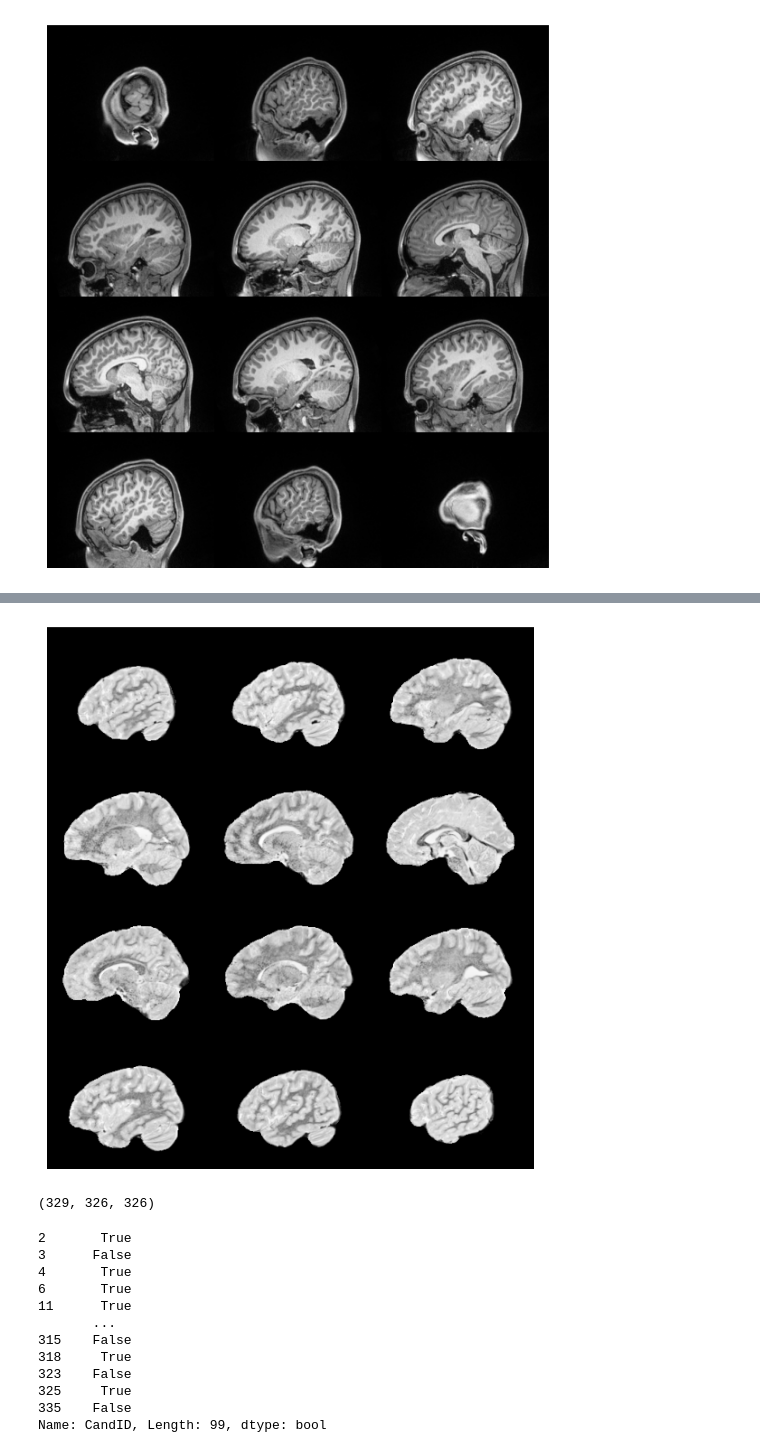
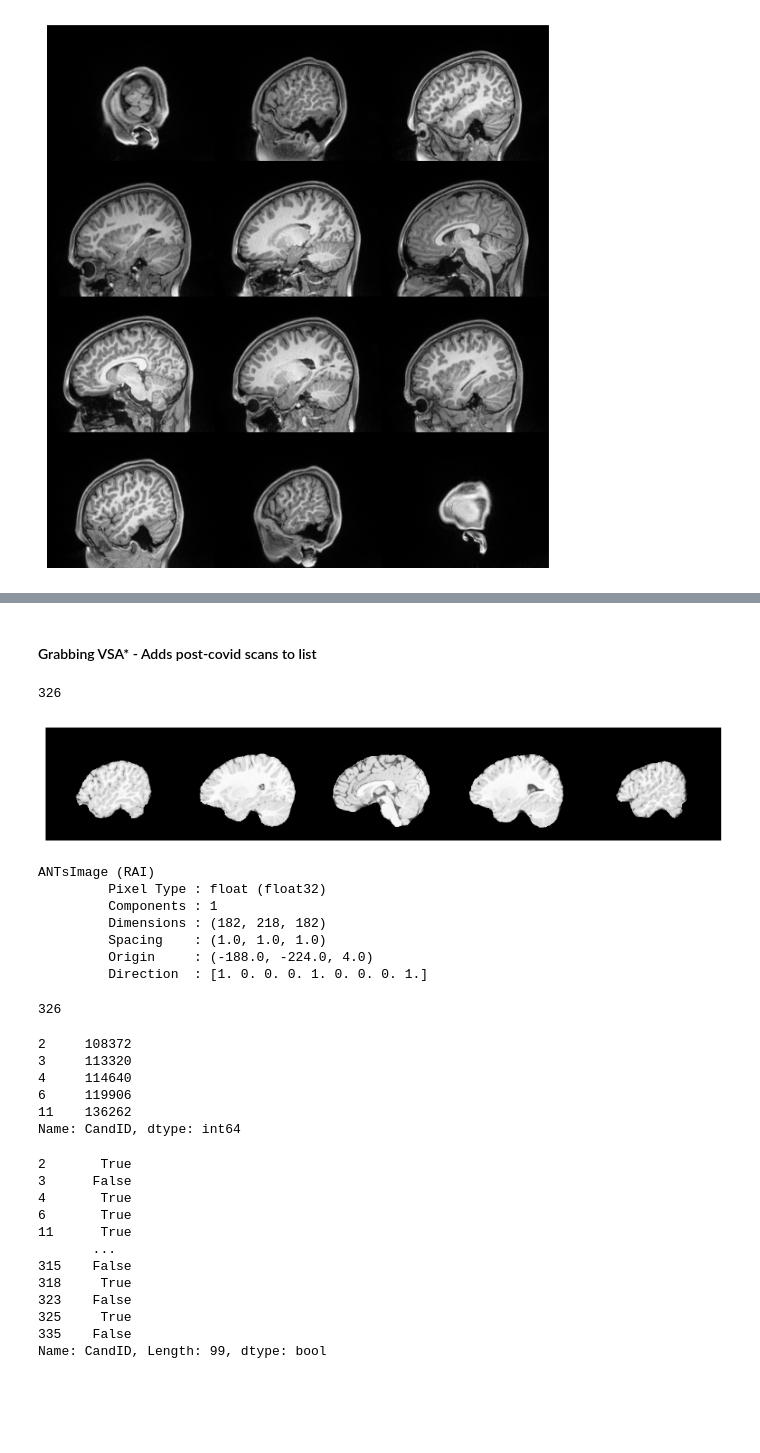
Before and after one commit to ahsanMah/braintypicality, a Jupyter notebook: dataset/IBIS.ipynb, the cells around one changed output, grey strips where cells are left out. Saved outputs shown, nothing was run; the diff lists cells and outputs as text; code cells hidden in the pictures; blank space fills up the shorter version.

Commit message:
Fixed bug with overcounting inlier keys

```diff
--- a/dataset/IBIS.ipynb
+++ b/dataset/IBIS.ipynb
@@ -98,16 +75,44 @@ ANTsImage (RAI)
-# %%
-t1img.plot()
-# %% [output]
-[figure, removed]
+# %% [markdown]
+#### Grabbing VSA* - Adds post-covid scans to list
+# %%
+import glob,os,re
+R = re.compile(r"stx_(\d*)_VSA_*")
+
+procd_paths = glob.glob("/DATA/Users/amahmood/braintyp/processed_v2/IBIS*.nii.gz")
+len(procd_paths)
+# %% [output]
+326
+# %%
+import ants
+
+t1_img, t2_img = ants.image_read(procd_paths[0]).split_channels()
+t1_img.plot(nslices=5)
+t1_img
+# %% [output]
+[figure, added]
+ANTsImage (RAI)
+         Pixel Type : float (float32)
+         Components : 1
+         Dimensions : (182, 218, 182)
+         Spacing    : (1.0, 1.0, 1.0)
+         Origin     : (-188.0, -224.0, 4.0)
+         Direction  : [1. 0. 0. 0. 1. 0. 0. 0. 1.]
 # %%
+R = re.compile(r"(\d*).nii.gz")
 _fn = lambda x: int(R.search(x).group(1))
-t1_ids = set(map(_fn, t1_paths))
-t2_ids = set(map(_fn, t2_paths))
-subject_ids = t1_ids.intersection(t2_ids)
+subject_ids = set(map(_fn, procd_paths))
+len(subject_ids)
+# %% [output]
+326
-# %%
-len(t1_ids), len(t2_ids), len(subject_ids)
-# %% [output]
-(329, 326, 326)
+# %%
+inliers.head()
+# %% [output]
+2     108372
+3     113320
+4     114640
+6     119906
+11    136262
+Name: CandID, dtype: int64
 # %%
 on_disk = inliers.isin(subject_ids)
 on_disk
```
Also changed, not shown: parts of 5 cells of this notebook, 1 other file.
